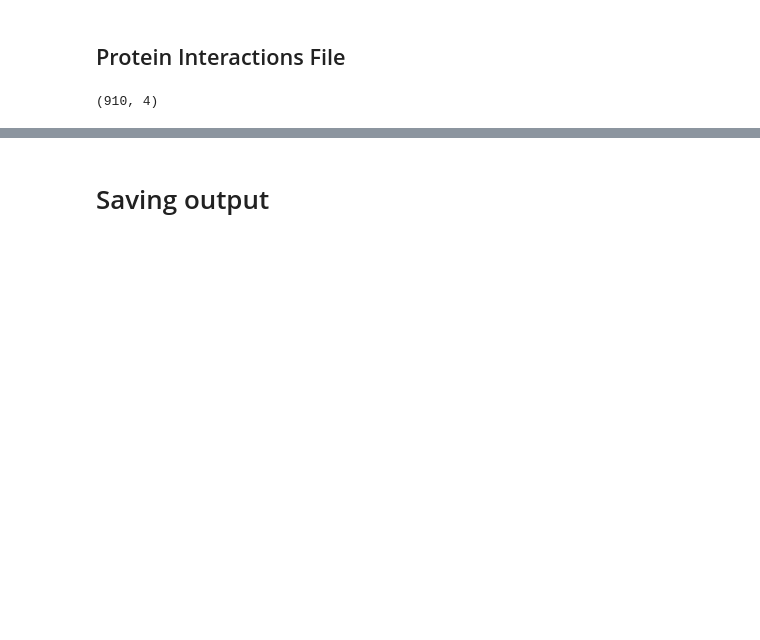
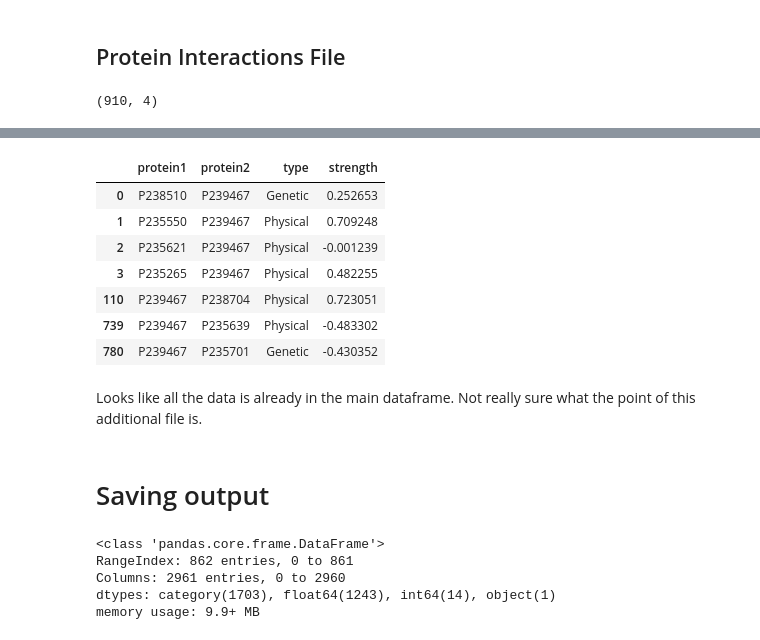
Before and after one commit to NgAngus/protein_localization, a Jupyter notebook: notebooks/data_engineering.ipynb, the cells around one changed output, grey strips where cells are left out. Saved outputs shown, nothing was run; the diff lists cells and outputs as text; code cells hidden in the pictures; blank space fills up the shorter version.

```diff
--- a/notebooks/data_engineering.ipynb
+++ b/notebooks/data_engineering.ipynb
@@ -193,4 +235,25 @@ fields
+# %%
+df2.query('protein1 == "P239467" | protein2 == "P239467"')
+# %% [output]
+|  | protein1 | protein2 | type | strength |
+| 0 | P238510 | P239467 | Genetic | 0.252653 |
+| 1 | P235550 | P239467 | Physical | 0.709248 |
+| 2 | P235621 | P239467 | Physical | -0.001239 |
+| 3 | P235265 | P239467 | Physical | 0.482255 |
+| 110 | P239467 | P238704 | Physical | 0.723051 |
+| 739 | P239467 | P235639 | Physical | -0.483302 |
+| 780 | P239467 | P235701 | Genetic | -0.430352 |
+# %% [markdown]
+Looks like all the data is already in the main dataframe. Not really sure what the point of this additional file is.
 # %% [markdown]
 # Saving output
+# %%
+df.info()
+# %% [output]
+<class 'pandas.core.frame.DataFrame'>
+RangeIndex: 862 entries, 0 to 861
+Columns: 2961 entries, 0 to 2960
+dtypes: category(1703), float64(1243), int64(14), object(1)
+memory usage: 9.9+ MB
 # %%
 df.to_pickle("../data/intermediate/data.pkl")
```
Also changed, not shown: parts of 37 cells of this notebook, 1 other file.
